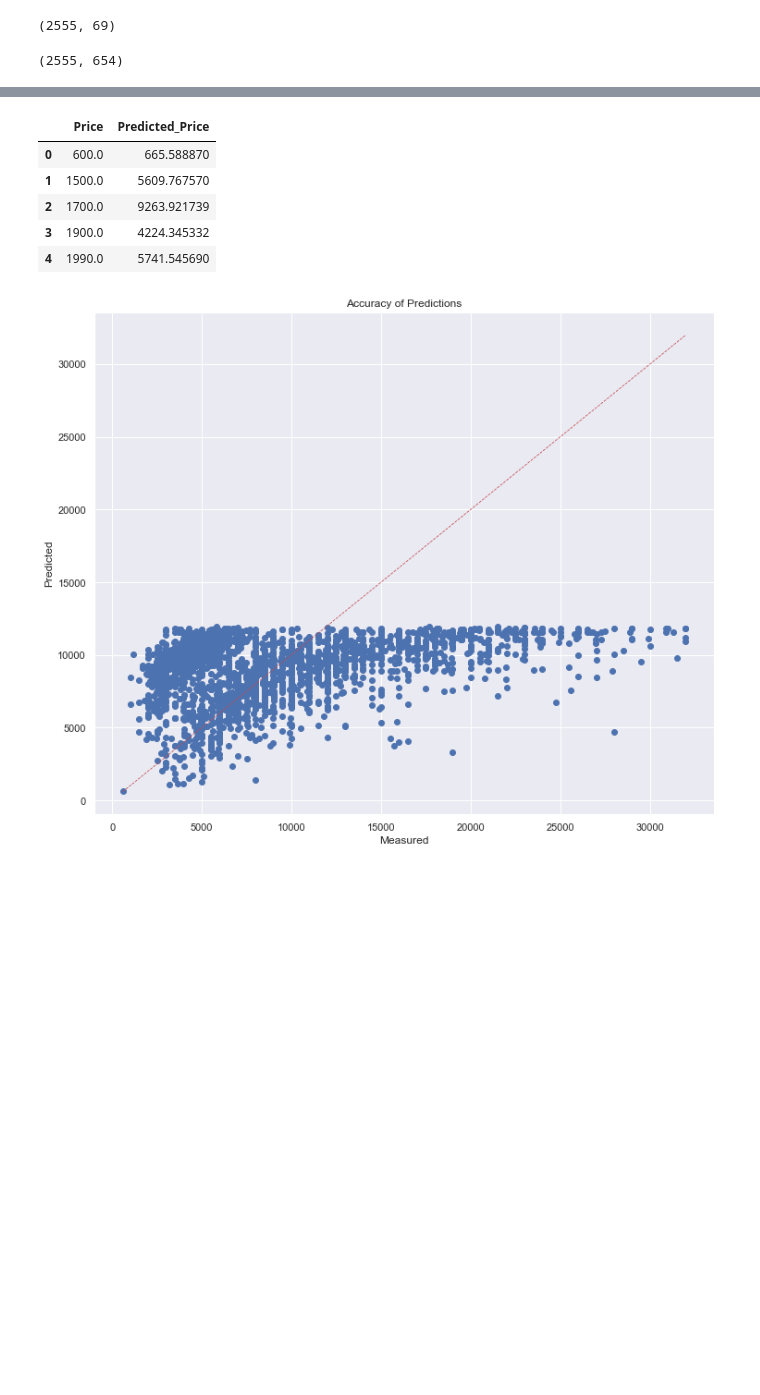
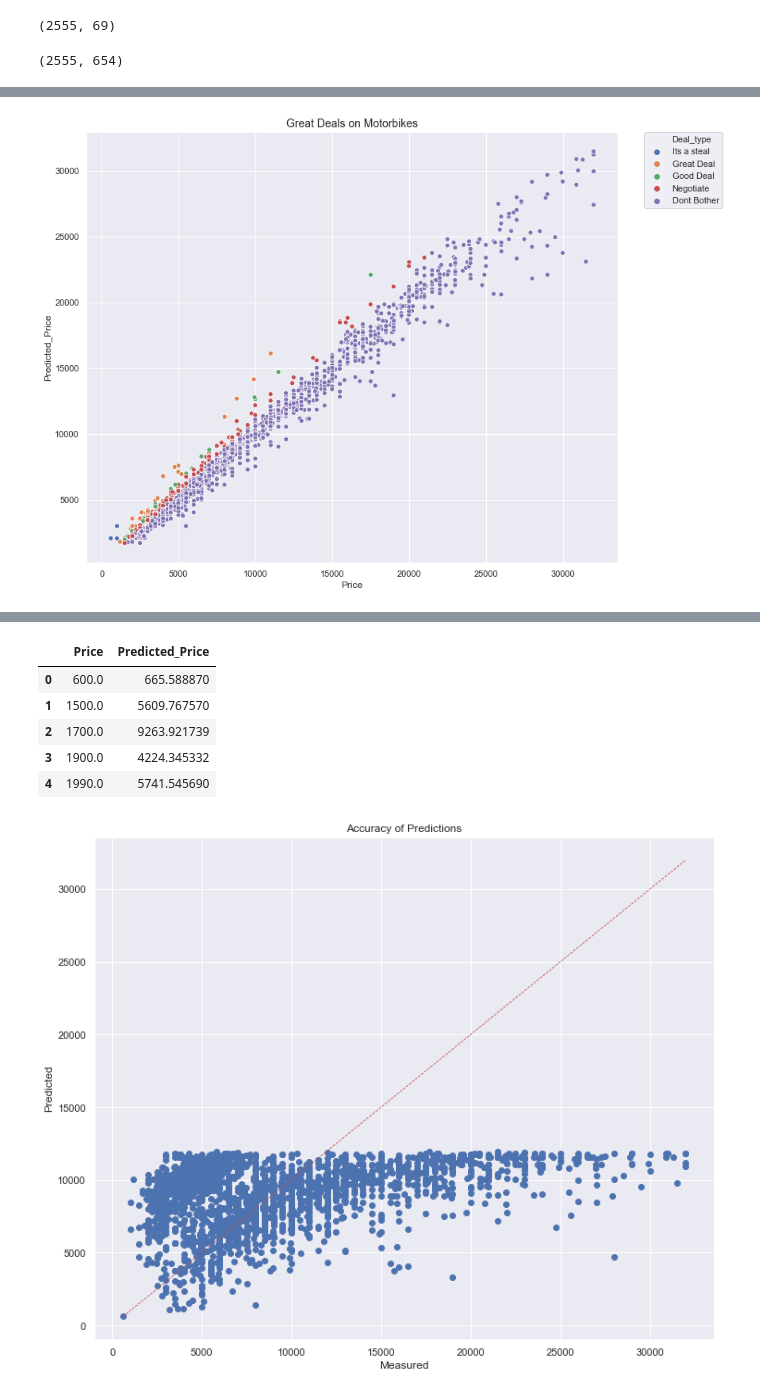
Before and after one commit to beaubellamy/BikeSales, a Jupyter notebook: BikeSales Class modelling.ipynb, the cells around one changed output, grey strips where cells are left out. Saved outputs shown, nothing was run; the diff lists cells and outputs as text; code cells hidden in the pictures; blank space fills up the shorter version.

```diff
--- a/BikeSales Class modelling.ipynb
+++ b/BikeSales Class modelling.ipynb
@@ -41,7 +41,7 @@ class bikeSales:
     file = 'clean_sport2.csv'
     df = None
     scaled_df = None
-    model = {'Mode': None,
+    model = {'Model': None,
              'Features': [],
              'Score': 0}
 
@@ -143,6 +143,7 @@ class bikeSales:
 
     def feature_selection(self, features):
         ## Use Forward Feature Selection to pick a good model
+
         target = 'Price'
         #features = list(set(self.df.columns) - set([target]))
         X = self.df[features]
@@ -175,7 +176,7 @@ class bikeSales:
                 # number of predictors in this model
                 k = len(included + [new_column]) + 1
                 # calculate the adjusted R^2
-                adjusted_r = adjusted_r2(r2,n,k)
+                adjusted_r = self.adjusted_r2(r2,n,k)
 
 
                 # if model improves
@@ -255,0 +307,7 @@ sport.df.shape
+# %%
+sport.fit(sport.df[sport.model['Features']],sport.df['Price'])
+# %%
+predictions = sport.predict(sport.df[sport.model['Features']])
+sport.df['Predicted_Price'] = predictions
+
+sport.df[['Price','Predicted_Price']].head()
@@ -256,3 +323,7 @@ sport.df.shape
+# %%
+sport.plot_deals(x='Price',y='Predicted_Price',hue='Deal_type',title='Great Deals on Motorbikes')
+# %% [output]
+[figure, added]
 # %%
 # sport.scale_data(target='Price')
 # sport.scaled_df.describe()
```
Also changed, not shown: parts of 14 cells of this notebook, 5 other files.
